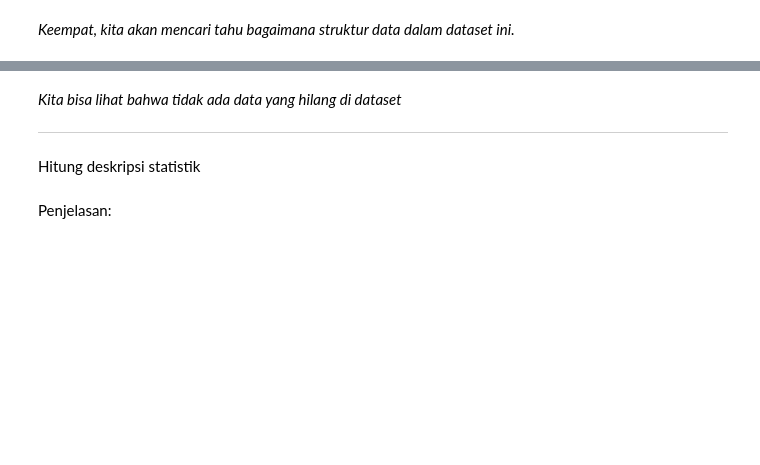
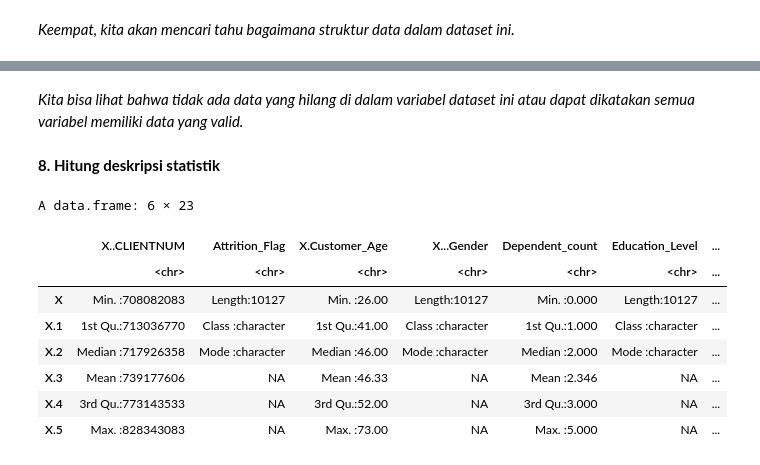
Before and after one commit to dioapw/TUBES_STATISTIKA_DATA, a Jupyter notebook: TUBES_STATISTIKA.ipynb, the cells around one changed output, grey strips where cells are left out. Cells and saved outputs as stored; diff of their text form; code cells hidden in the pictures; blank space fills up the shorter version.

```diff
--- a/TUBES_STATISTIKA.ipynb
+++ b/TUBES_STATISTIKA.ipynb
@@ -113,7 +190,4 @@ colSums(is.na(bank_data))
 # %% [markdown]
-
-*Kita bisa lihat bahwa tidak ada data yang hilang di dataset*
-
----
+*Kita bisa lihat bahwa tidak ada data yang hilang di dalam variabel dataset ini atau dapat dikatakan semua variabel memiliki data yang valid.*
 # %% [markdown]
-Hitung deskripsi statistik
+**8. Hitung deskripsi statistik**
@@ -122,2 +194,12 @@ summary(bank_data)
-# %% [markdown]
-Penjelasan:
+# %%
+data.frame(unclass(summary(bank_data)))
+# %% [output]
+A data.frame: 6 × 23
+|  | X..CLIENTNUM | Attrition_Flag | X.Customer_Age | X...Gender | Dependent_count | Education_Level | ... |
+|  | <chr> | <chr> | <chr> | <chr> | <chr> | <chr> | ... |
+| X | Min. :708082083 | Length:10127 | Min. :26.00 | Length:10127 | Min. :0.000 | Length:10127 | ... |
+| X.1 | 1st Qu.:713036770 | Class :character | 1st Qu.:41.00 | Class :character | 1st Qu.:1.000 | Class :character | ... |
+| X.2 | Median :717926358 | Mode :character | Median :46.00 | Mode :character | Median :2.000 | Mode :character | ... |
+| X.3 | Mean :739177606 | NA | Mean :46.33 | NA | Mean :2.346 | NA | ... |
+| X.4 | 3rd Qu.:773143533 | NA | 3rd Qu.:52.00 | NA | 3rd Qu.:3.000 | NA | ... |
+| X.5 | Max. :828343083 | NA | Max. :73.00 | NA | Max. :5.000 | NA | ... |
```
Also changed, not shown: parts of 12 cells of this notebook.
